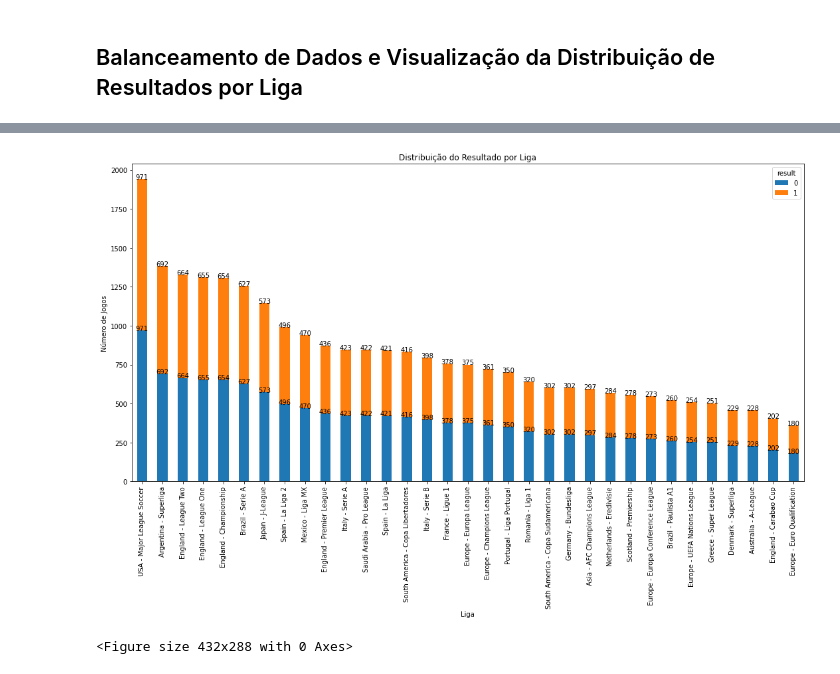
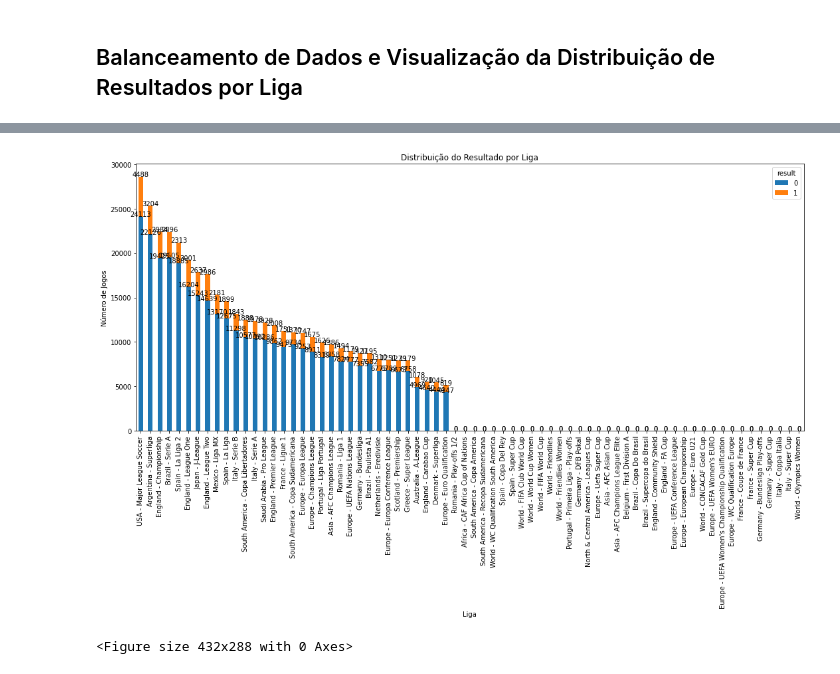
Before and after one commit to nathancarlos22/eo-fut-live, a Jupyter notebook: src/balanceando e tratando.ipynb, the cells around one changed output, grey strips where cells are left out. Drawn from its saved outputs; the diff is of its cells as text; code cells hidden in the pictures.

```diff
--- a/src/balanceando e tratando.ipynb
+++ b/src/balanceando e tratando.ipynb
@@ -90,0 +115,2 @@ Registros nulos: 54870
+# %%
+df = df_optimized.copy()
@@ -90,0 +191,18 @@ Registros nulos: 54870
+# %%
+# df.head(200000).drop(columns=['result']).to_csv('amostra.csv', index=False)
+df = df_full.copy()
+
+# Calculate the overall average goals scored per match
+overall_avg_goals = df[['goalHome', 'goalAway']].mean().mean()
+
+# Calculate the average goals scored and conceded by each team at home and away
+home_goals_scored_avg = df.groupby('homeTeam')['goalHome'].mean()
+away_goals_scored_avg = df.groupby('awayTeam')['goalAway'].mean()
+home_goals_conceded_avg = df.groupby('homeTeam')['goalAway'].mean()
+away_goals_conceded_avg = df.groupby('awayTeam')['goalHome'].mean()
+
+# Calculate the attacking and defensive strengths using direct mapping
+df['f_attack_home'] = df.apply(lambda row: home_goals_scored_avg[row['homeTeam']] / overall_avg_goals, axis=1)
+df['f_attack_away'] = df.apply(lambda row: away_goals_scored_avg[row['awayTeam']] / overall_avg_goals, axis=1)
+df['f_defensive_home'] = df.apply(lambda row: overall_avg_goals / home_goals_conceded_avg[row['homeTeam']], axis=1)
+df['f_defensive_away'] = df.apply(lambda row: overall_avg_goals / away_goals_conceded_avg[row['awayTeam']], axis=1)
@@ -91,3 +228,18 @@ Registros nulos: 54870
 # %%
 # apenas o primeiro tempo
 df = df[df['minute'].str.match(r"^(45\+([0-9]|\d+):\d+|4[0-4]:\d+|[0-3]?[0-9]:\d+|45:([0-5][0-9]|\d))$")]
+# %%
+# Assuming that goalHome and goalAway are the goals scored in the first half.
+# Calculate the proportion of games where more than 0.5, 1.5, 2.5 goals were scored in the first half for home and away teams.
+
+# Calculate the goal rates for the first half
+df['05ht_home'] = df.groupby('homeTeam')['goalHome'].transform(lambda x: (x > 0.5).mean())
+df['15ht_home'] = df.groupby('homeTeam')['goalHome'].transform(lambda x: (x > 1.5).mean())
+df['25ht_home'] = df.groupby('homeTeam')['goalHome'].transform(lambda x: (x > 2.5).mean())
+
+df['05ht_away'] = df.groupby('awayTeam')['goalAway'].transform(lambda x: (x > 0.5).mean())
+df['15ht_away'] = df.groupby('awayTeam')['goalAway'].transform(lambda x: (x > 1.5).mean())
+df['25ht_away'] = df.groupby('awayTeam')['goalAway'].transform(lambda x: (x > 2.5).mean())
+
+# Display the first few rows to verify
+df[['homeTeam', 'awayTeam', '05ht_home', '15ht_home', '25ht_home', '05ht_away', '15ht_away', '25ht_away']].head()
@@ -259,7 +376,7 @@ df.sort_values(by=['date', 'minute'], inplace=True)
 df = df_ht.copy()
 
 # Configurações iniciais
-janela_tempo = 2
+janela_tempo = 10
 # Ordenando o DataFrame por 'match_id' e 'minute'
 df.sort_values(by=['match_id', 'minute', 'goalHome', 'goalAway'], inplace=True, ascending=True)
 df.drop_duplicates(subset=['match_id', 'minute'], keep='last', inplace=True)
@@ -550,8 +667,8 @@ print(filtered_data['league'].value_counts())
 
 print("\nBalanceando dados...")
 
-balanced_data = balance_data(filtered_data)
-# balanced_data = filtered_data.copy()
+# balanced_data = balance_data(filtered_data)
+balanced_data = filtered_data.copy()
 
 print("Dados balanceados:\n")
 print(balanced_data['result'].value_counts())
@@ -602,4 +719,4 @@ Total de partidas: 9235
-[figure, old version]
+[figure, new version]
 <Figure size 432x288 with 0 Axes>
 # %%
 balanced_data
```
Also changed, not shown: parts of 18 cells of this notebook, 8 other files.
